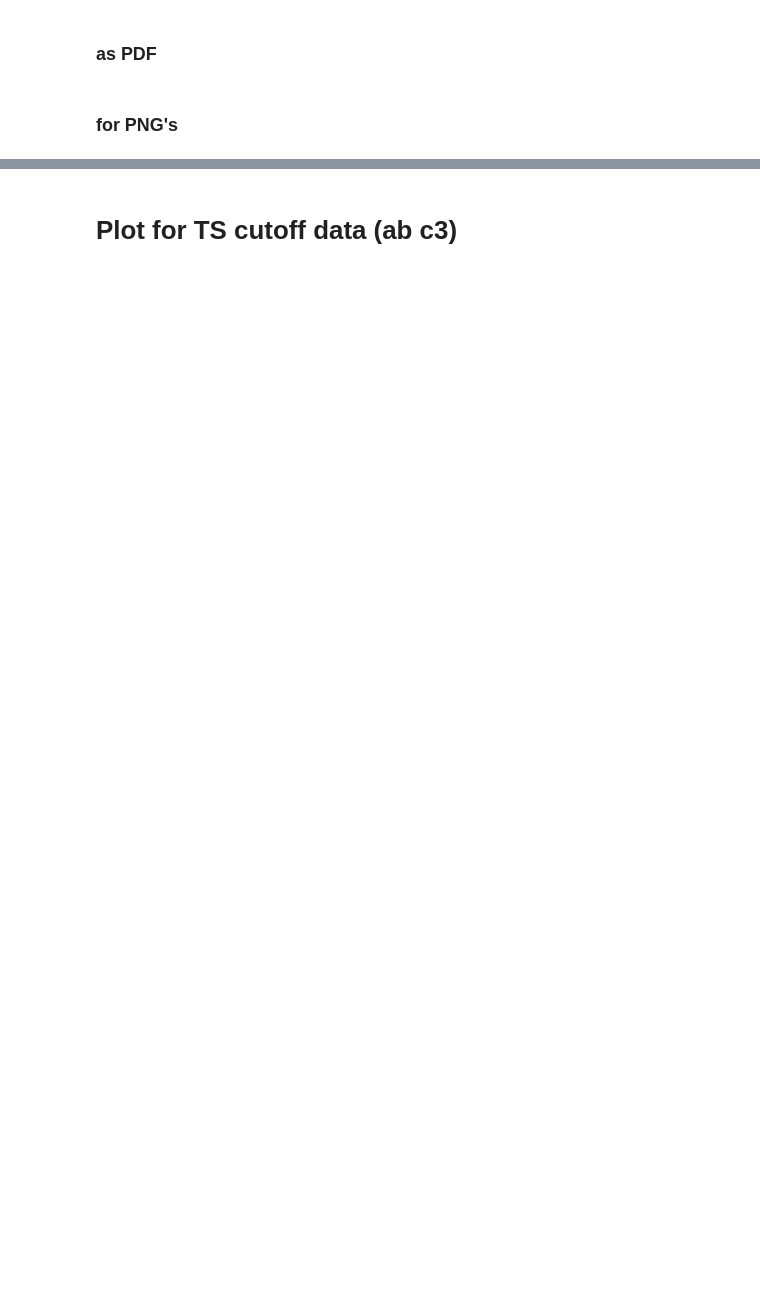
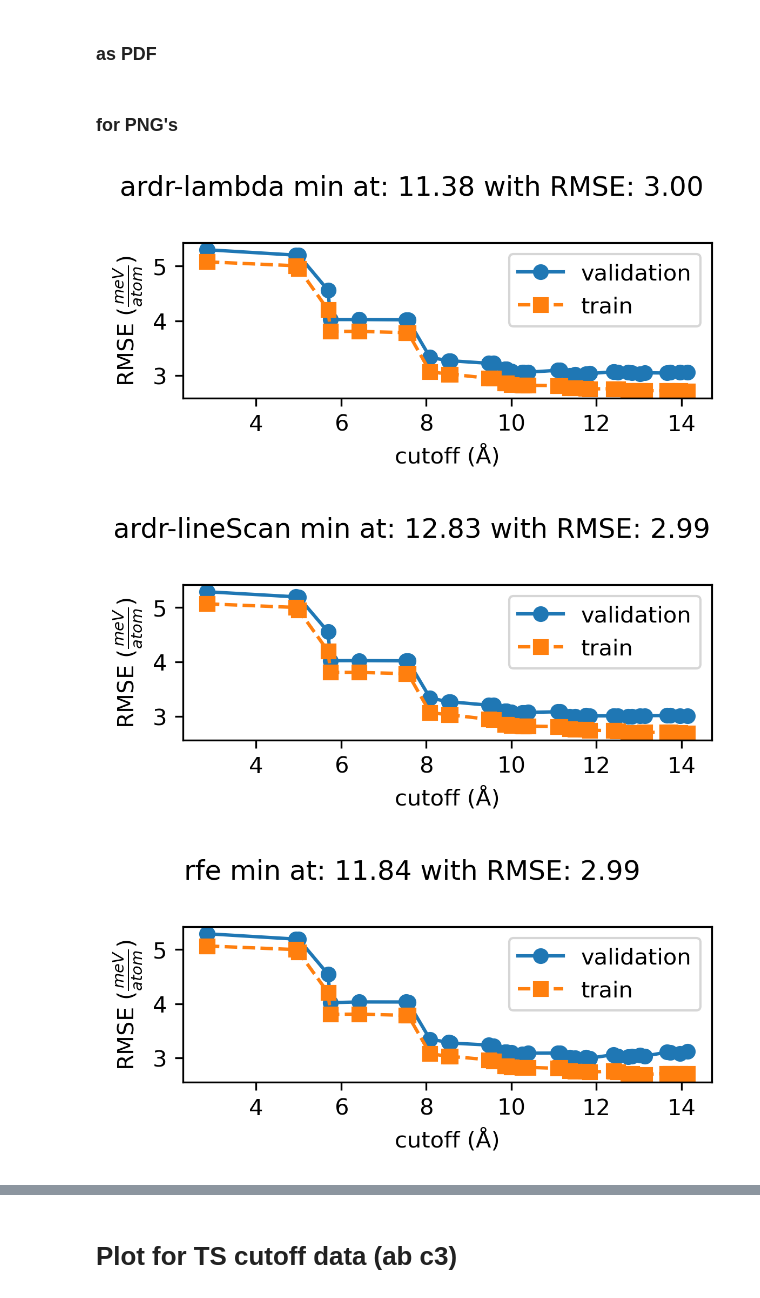
Before and after one commit to JohnLawrenceWargrave/jupyter_for_ARL, a Jupyter notebook: Plot_cutoff_file.ipynb, the cells around one changed output, grey strips where cells are left out. Cells and saved outputs as stored; diff of their text form; code cells hidden in the pictures; blank space fills up the shorter version.

```diff
--- a/Plot_cutoff_file.ipynb
+++ b/Plot_cutoff_file.ipynb
@@ -92,26 +130,68 @@ for fit_method in fit_methods:
     fig.align_ylabels(axes)
     pdf.savefig(figure=fig, bbox_inches='tight')
 pdf.close()
+# %%
+#with cutoff subgroups
+pdf = PdfPages('/nfshome/winkelmann/ARL/tmp/comparing_cutoff_quartett_jochen.pdf')
+conv = 1000
+
+for fit_method in fit_methods:
+    for cutoff_kind in cutoff_kinds:
+        df = pd.DataFrame(data[cutoff_kind][fit_method])
+
+        fig, axes = plt.subplots(figsize=(4, 5.2), dpi=120, sharex=True, nrows=3)
+
+        fig.suptitle('%s with %s as cutoff 3; min at: %s with %s' %(fit_method, cutoff_kind, df.cutoff[df.validation.idxmin()], df.validation.min() * conv))
+
+        ax = axes[0]
+        ax.plot(df.cutoff, conv * df.validation, '-o', label='validation')
+        ax.plot(df.cutoff, conv * df.train, '--s', label='train')
+        ax.set_ylabel(r'RMSE ($\frac{meV}{atom}$)')
+    ax.set_xlabel('cutoff (Å)')
+        ax.legend()
+
+        ax = axes[1]
+        ax.plot(df.cutoff, 1e-3 * df.BIC, '-o')
+        ax.set_ylabel(r'BIC ($\times 10^{3}$)')
+
+        ax = axes[2]
+        ax.plot(df.cutoff, df.number, '--s', label='Total')
+        ax.plot(df.cutoff, df.nonzero, '-o', label='Nonzero')
+        ax.set_xlabel('2nd order cutoff (Å)')
+        ax.set_ylabel('Number of parameters')
+        ax.legend()
+
+        fig.tight_layout()
+        fig.subplots_adjust(hspace=0)
+        fig.align_ylabels(axes)
+
+        pdf.savefig(figure=fig, bbox_inches='tight')
+pdf.close()
 # %% [markdown]
 ### for PNG's
 # %%
 conv = 1000
 
 for fit_method in fit_methods:
     df = pd.DataFrame(data[fit_method])
 
-    fig, axes = plt.subplots(figsize=(4, 2), dpi=120, sharex=True, nrows=1)
+    fig, axes = plt.subplots(figsize=(4, 2), dpi=300, sharex=True, nrows=1)
 
     fig.suptitle('%s min at: %s with RMSE: %.4s' %(fit_method, df.cutoff[df.validation.idxmin()], df.validation.min()*conv))
 
     ax = axes
     ax.plot(df.cutoff, conv * df.validation, '-o', label='validation')
     ax.plot(df.cutoff, conv * df.train, '--s', label='train')
-    ax.set_ylabel('RMSE (meV/atom)')
+    ax.set_ylabel(r'RMSE ($\frac{meV}{atom}$)')
+    ax.set_xlabel('cutoff (Å)')
     ax.legend()
 
     fig.tight_layout()
     fig.subplots_adjust(hspace=0)
     fig.align_ylabels(axes)
 
-    fig.savefig('/nfshome/winkelmann/ARL/save/explicitTS_data/cutoff_explicitTS_png_plots/plot_cutoff_2_%s.png' %(fit_method))
+    fig.savefig('/nfshome/winkelmann/ARL/save/noTS_data/cutoff_noTS_png_plots/plot_cutoff_2_%s.png' %(fit_method))
+# %% [output]
+[figure, added]
+[figure, added]
+[figure, added]
```
Also changed, not shown: parts of 9 cells of this notebook, 1 other file.
